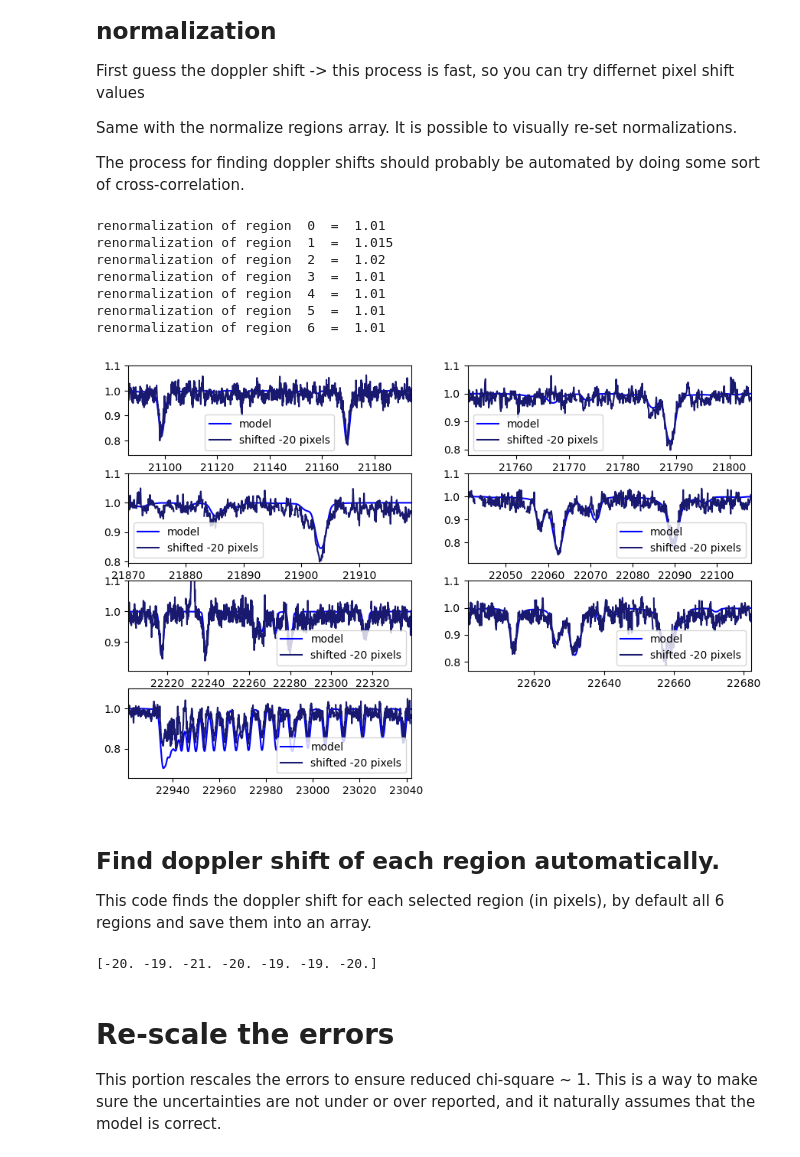
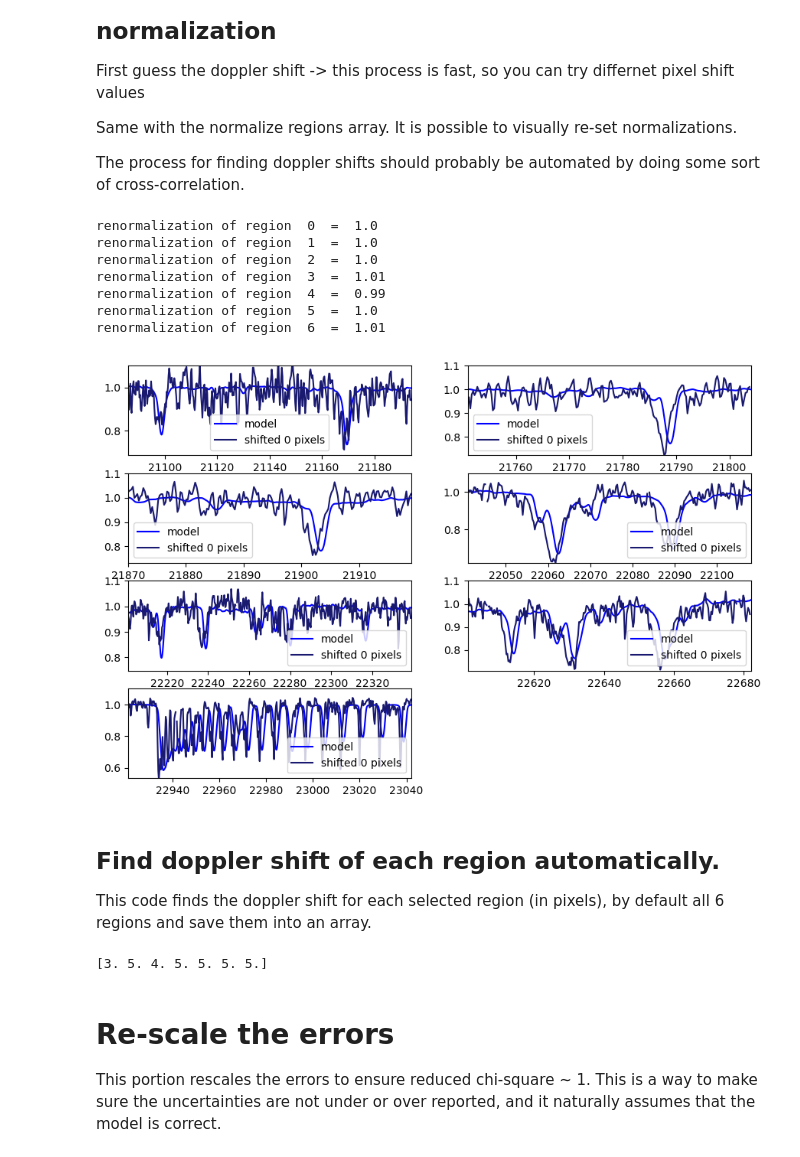
Before and after one commit to christianfloresg/ishell-spectral-fitting, a Jupyter notebook: fit_single_source.ipynb, the cells around one changed output. Drawn from its saved outputs; the diff is of its cells as text; code cells hidden in the pictures.

```diff
--- a/fit_single_source.ipynb
+++ b/fit_single_source.ipynb
@@ -16,21 +16,33 @@ from spectrograph_functions import *
 # %% [markdown]
 ## Import normalized spectrum
 # %%
-fname = "data/science/Spectrum_IRAS03301+3111.nspec"
+fname = "data/science/Spectrum_TWA8A.nspec"
 
 # ProplydData is a simple class that stores the data and has some built-in methods
 # to help with data processing
 obj = ProplydData(fname)
+obj_or = ProplydData(fname)
 
+#### Do you want to apply a change in spectral resolution?
+apply_kernel = False
+if apply_kernel:
+    resolution = 3000
+    kernel = 'SPEX'
+    obj.resolution_change(resolution=resolution, Kernel=kernel)   # in-place
+
+else:
+    resolution = None
+    kernel = None
 # Let's nyquist sample the data. This assumes that we are using iSHELL 0.75'' slit width with is
 # over sampled by 6 pixels per resolution element. We are bring it down to 2 (Nyquist)
-# obj.Nyquist_bin_spectrum(N = 3)
+obj.Nyquist_bin_spectrum(N = 3)
 
 obj.x *= 1  #e4  # convert x-axis to angstroms
 # obj.x *= 1e4  # convert x-axis to angstroms
 
 plt.figure()
 plt.plot(obj.x, obj.y)
+plt.plot(obj_or.x, obj_or.y)
 plt.ylim(0.7, 1.1)
 plt.xlim(22600, 22680)
 plt.title(obj.name)  # the object name was automatically set from the file name - see ProplyData.__init__()
@@ -49,8 +63,8 @@ The process for finding doppler shifts should probably be automated by doing som
 # Visually determine the doppler shift by plotting against a test model
 # and shifting the data to match the model
 
-guess_shift = -20  # shift in units of array indices
-renormalize_regions= np.array([1.01,1.015,1.02,1.01,1.01,1.01,1.01])
+guess_shift = 0 #+int(5)  # shift in units of array indices
+renormalize_regions= np.array([1.0,1.0,1.0,1.01,0.99,1.0,1.01])
 
 
 obj_test = copy.deepcopy(obj)  # make a copy of the data while testing the doppler shift
@@ -62,43 +76,51 @@ fig, axs = plt.subplots(nrows=4, ncols=2, figsize=(10.5,7))
 #### Guess some parameters, it is importnat that the vsini and temperature are reasonable
 #### to later find the wavelength shifts automatically
 
-test_teff=3400
+test_teff=3200
 test_logg=3.25
-test_rK=1.0
+test_rK=0.5
 test_B=1.0
 test_vsini=17
 
 
 for r, ax in enumerate(axs.reshape(-1)):
     if r == 7:
         ax.axis("off")
         continue
 
     model = MoogStokesModel(test_teff, test_logg, rK=test_rK, B=test_B, vsini=test_vsini, region=r)
+    if apply_kernel:
+        model.resolution_change(resolution=resolution, Kernel=kernel)
+
     ax.plot(model.x, model.y, c='blue', label="model")
     ax.set_ylim(min(model.y)-0.05,1.1)
 
     xlo, xhi = model.region_xlims(r)
+
     xdata, ydata, yerrdata = obj_test.get_range(xlo, xhi)  # get
     print('renormalization of region ', r,' = ' ,renormalize_regions[r])
     renorm_ydata,renorm_yerrdata = ydata*renormalize_regions[r], yerrdata**renormalize_regions[r]
-    ax.plot(xdata, renorm_ydata, c='midnightblue', label="shifted "+str(guess_shift)+" pixels")
+
+    rng = np.random.default_rng(42)
+    noise = rng.normal(loc=0.0, scale=1/100., size=len(renorm_ydata))
+
+    ax.plot(xdata, renorm_ydata+noise, c='midnightblue', label="shifted "+str(guess_shift)+" pixels")
     #ax.plot(obj_test.x, obj_test.y, c='midnightblue', label="shifted "+str(shift)+" pixels")
 
 
     ax.set_xlim(xlo,xhi)
     ax.legend()
 
 plt.show()
 # %% [output]
-renormalization of region  0  =  1.01
-renormalization of region  1  =  1.015
-renormalization of region  2  =  1.02
+renormalization of region  0  =  1.0
+renormalization of region  1  =  1.0
+renormalization of region  2  =  1.0
 renormalization of region  3  =  1.01
-renormalization of region  4  =  1.01
-renormalization of region  5  =  1.01
+renormalization of region  4  =  0.99
+renormalization of region  5  =  1.0
 renormalization of region  6  =  1.01
-[figure, old version]
+[figure, new version]
 # %% [markdown]
 ## Find doppler shift of each region automatically.
 This code finds the doppler shift for each selected region (in pixels), by default all 6 regions and save them into an array.
@@ -108,7 +130,7 @@ shifts = automatic_wavelength_shifts_values(obj_test,Teff=test_teff, logg=test_l
 
 print(shifts)
 # %% [output]
-[-20. -19. -21. -20. -19. -19. -20.]
+[3. 5. 4. 5. 5. 5. 5.]
 # %% [markdown]
 # Re-scale the errors
 
```
Also changed, not shown: parts of 11 cells of this notebook, 3 other files.
